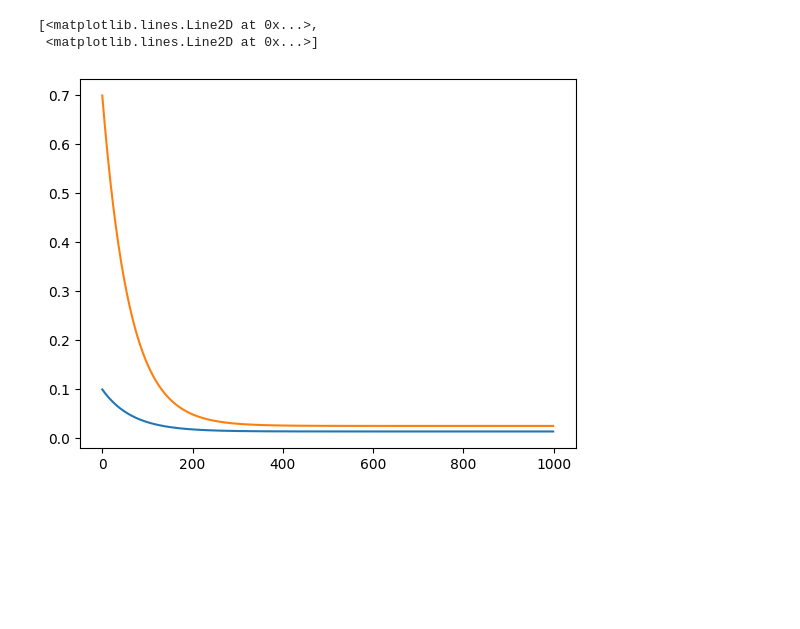
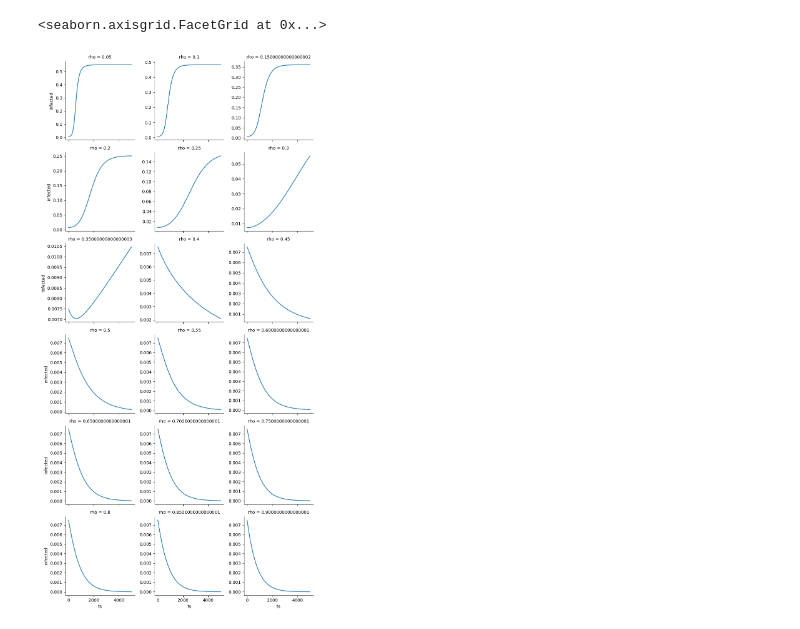
Before and after one commit to exterm/uvm-mocs, a Jupyter notebook: assignment-03/integration_q2.ipynb, the cells around one changed output. Cells and saved outputs as stored; diff of their text form; code cells hidden in the pictures; blank space fills up the shorter version.

```diff
--- a/assignment-03/integration_q2.ipynb
+++ b/assignment-03/integration_q2.ipynb
@@ -45,8 +0,0 @@ wsol = odeint(SIS_net, w0, t, args=(p,))
-# %%
-import matplotlib.pyplot as plt
-
-plt.plot(wsol)
-# %% [output]
-[<matplotlib.lines.Line2D at 0x...>,
- <matplotlib.lines.Line2D at 0x...>]
-[figure, removed]
@@ -52,0 +24,46 @@ plt.plot(wsol)
+# %%
+def decompose_full_arr(arr, kmax):
+    IVk = arr[0:kmax]
+    IUk = arr[kmax:(kmax*2)]
+
+    return IVk, IUk
+
+def SIS_net(w, t, p):
+    ## https://scipy-cookbook.readthedocs.io/items/CoupledSpringMassSystem.html
+    lamb, vax_rate, rho, kmax = p
+
+    ks = np.arange(1, kmax+1)
+    pk = np.array([rho*(1-rho)**k for k in range(1, kmax + 1)])
+
+    IVk, IUk = decompose_full_arr(w, kmax)
+
+    theta = ((1-rho)*sum(IVk*ks) + sum(IUk*ks))/sum(ks*pk)
+
+    IVk_dt = lamb*theta*ks*(1-rho)*(vax_rate*pk - IVk) - IVk
+    IUk_dt = lamb*theta*ks*((1-vax_rate)*pk - IUk) - IUk
+    #SVk_dt = vax_rate*pk - IVk
+    #SUk_dt = pk - IVk_dt - IUk_dt - SVk_dt
+
+    full_status = np.concatenate([IVk_dt, IUk_dt])
+
+    return full_status
+
+def run_integrator(initial_I, rho, numpoints, stoptime = 10.0, abserr = 1.0e-8, relerr = 1.0e-6):
+    p = [lamb, vax_rate, rho, kmax]
+    t = [stoptime * float(i) / (numpoints - 1) for i in range(numpoints)]
+    wsol = odeint(SIS_net, initial_I, t, args=(p,))
+    result_list =  [tuple(decompose_full_arr(ts, kmax)) for ts in (wsol.tolist())]
+    infected_ts = [sum(obs[0]) + sum(obs[1]) for obs in result_list]
+    return pd.DataFrame.from_dict({"rho": rho, "ts": np.arange(0, numpoints),  "infected": infected_ts})
+# %%
+rho_test = np.arange(.05, .95, .05)
+rho_simulation_result = [run_integrator(full_initial_c, rho, 5000) for rho in rho_test  ]
+rho_result_pd = pd.concat(rho_simulation_result)
+# %%
+import seaborn as sns
+
+g = sns.FacetGrid(rho_result_pd, col = "rho", col_wrap = 3, sharey = False)
+g.map_dataframe(sns.lineplot, x = "ts", y = "infected")
+# %% [output]
+<seaborn.axisgrid.FacetGrid at 0x...>
+[figure, added]
```
Also changed, not shown: parts of 6 cells of this notebook.
